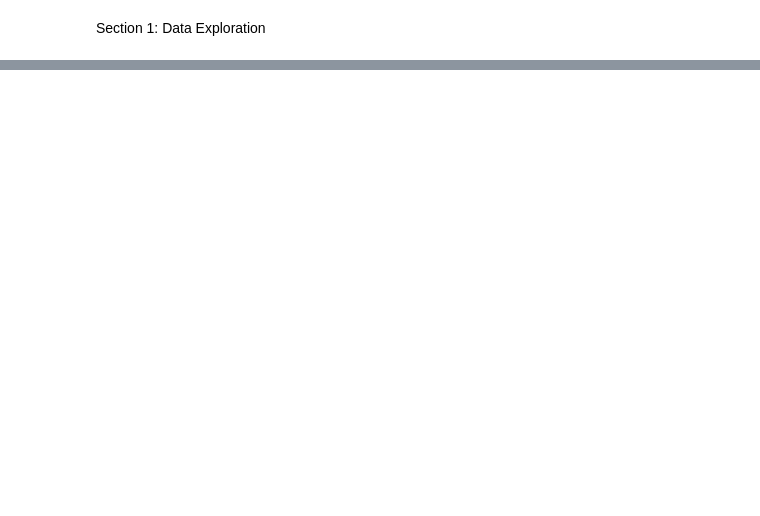
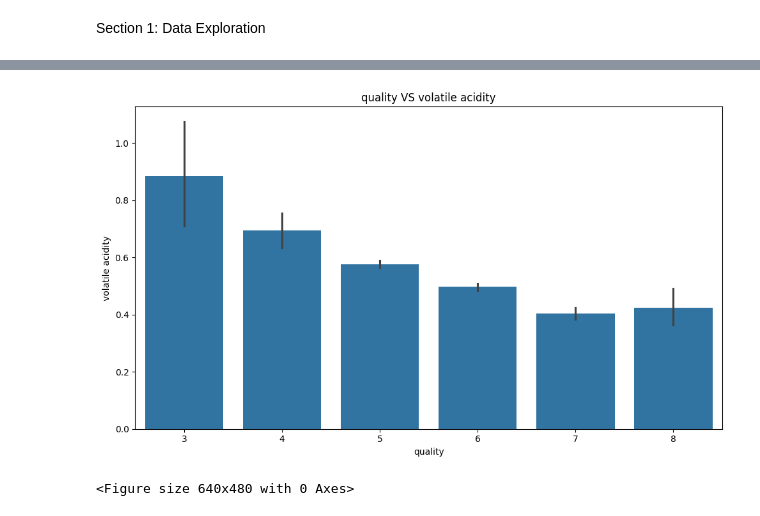
Before and after one commit to clivejesus88/ML, a Jupyter notebook: game-of-wines.ipynb, the cells around one changed output, grey strips where cells are left out. Drawn from its saved outputs; the diff is of its cells as text; code cells hidden in the pictures; blank space fills up the shorter version.

```diff
--- a/game-of-wines.ipynb
+++ b/game-of-wines.ipynb
@@ -41,0 +205,11 @@ data = pd.read_csv('winequality-red.csv')
+# %%
+fig, axs = plt.subplots(ncols=1,figsize=(10,6))
+sns.barplot(x='quality', y='volatile acidity', data=data, ax=axs)
+plt.title('quality VS volatile acidity')
+
+plt.tight_layout()
+plt.show()
+plt.gcf().clear()
+# %% [output]
+[figure, added]
+<Figure size 640x480 with 0 Axes>
```
Also changed, not shown: parts of 14 cells of this notebook.
